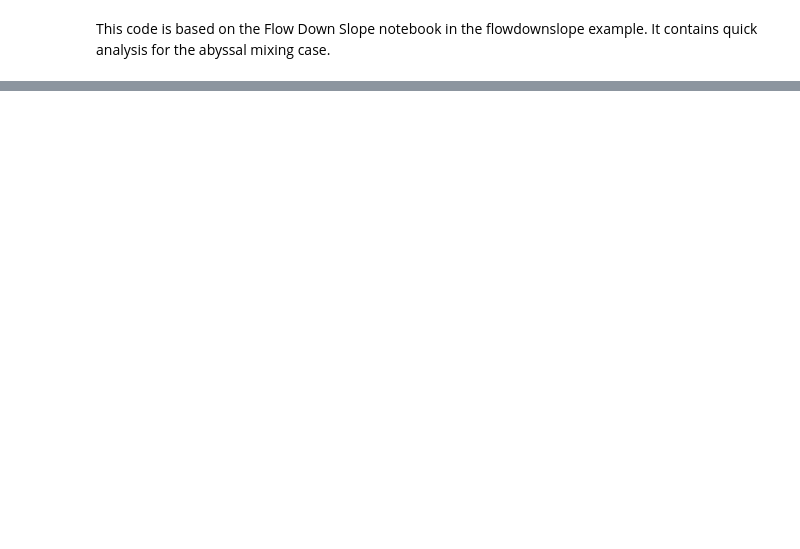
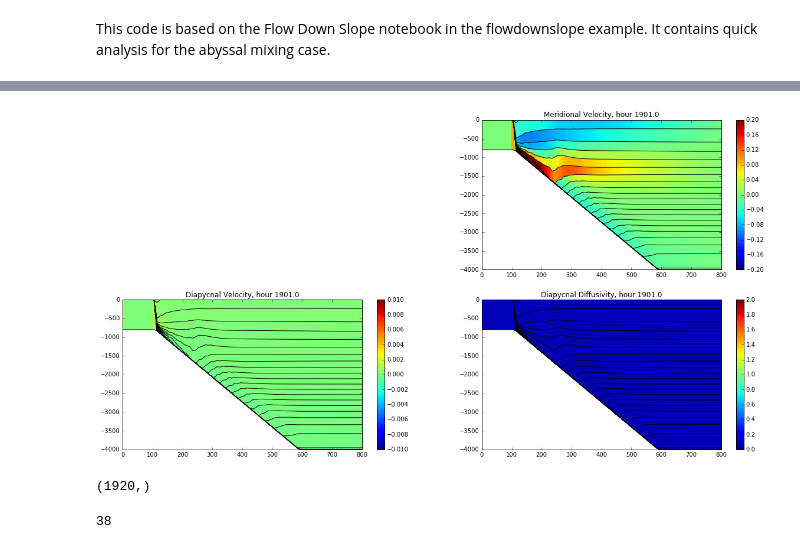
Before and after one commit to rmholmes/MOM6-examples, a Jupyter notebook: ocean_only/abyssal_mixing/Abyssal Mixing Quick Analysis.ipynb, the cells around one changed output, grey strips where cells are left out. Cells and saved outputs as stored; diff of their text form; code cells hidden in the pictures; blank space fills up the shorter version.

```diff
--- a/ocean_only/abyssal_mixing/Abyssal Mixing Quick Analysis.ipynb
+++ b/ocean_only/abyssal_mixing/Abyssal Mixing Quick Analysis.ipynb
@@ -58,0 +61,52 @@ for record in [record]:
+# %%
+# Open the output:
+layer_file = scipy.io.netcdf_file('prog.nc')
+
+# Read the horizontal coordinate which is the same for all configurations
+yq = layer_file.variables['yq'][:] # This is the coordinate of the cell corners (u-points in 1D)
+yq = numpy.concatenate(([0],yq)) # Inserts left most edge of domain in to coordinates
+
+# Define a function to plot a section
+def plot_section(file_handle, record, variable='salt', clim=(34., 35.), plot_grid=True, rep='linear'):
+    """Plots a section of by reading vertical grid and scalar variable and super-sampling
+    both in order to plot vertical and horizontal reconstructions.
+
+    Optional arguments have defaults for plotting salinity and overlaying the grid.
+    """
+    e = file_handle.variables['e'][record,:,:,0] # Vertical grid positions
+    s = file_handle.variables[variable][record,:,:,0] # Scalar field to color
+    if (np.shape(s)[0]==np.shape(e)[0]):
+        s = (s[1:,:]+s[:-1,:])/2 #NOTE THIS IS DODGY!
+    y,z,q = m6toolbox.section2quadmesh(yq, e, s, representation=rep) # This yields three areas at twice the model resolution
+    plt.pcolormesh(y, z, q);
+    plt.clim(clim)
+    if plot_grid: plt.plot(y, z.T, 'k', hold=True);
+    plt.ylim(-4000,1)
+    plt.xlim(0,800)
+
+record = 500 # Last record
+fig = plt.figure(1, figsize=(20,10))
+timevar = layer_file.variables['Time']
+#for record in [record]:
+#for record in range(96)
+for record in np.arange(0,len(timevar[:]),50):
+    plt.clf()
+    #plt.subplot(2,2,1)
+    #plot_section(layer_file, record); plt.title('Salinity, hour {}'.format(timevar[record]*24)); plt.colorbar()
+    plt.subplot(2,2,2)
+    plot_section(layer_file, record, variable='v', clim=(-0.2, 0.2)); plt.title('Meridional Velocity, hour {}'.format(timevar[record]*24)); plt.colorbar()
+    plt.subplot(2,2,3)
+    plot_section(layer_file, record, variable='wd', clim=(-0.01, 0.01)); plt.title('Diapycnal Velocity, hour {}'.format(timevar[record]*24)); plt.colorbar()
+    plt.subplot(2,2,4)
+    plot_section(layer_file, record, variable='Kd_layer', clim=(0.0, 2.0)); plt.title('Diapycnal Diffusivity, hour {}'.format(timevar[record]*24)); plt.colorbar()
+    plt.savefig('frame{:04d}'.format(record))
+# %% [output]
+[figure, added]
+# %%
+np.shape(timevar)
+# %% [output]
+(1920,)
+# %%
+1920/50
+# %% [output]
+38
```
Also changed, not shown: parts of 2 cells of this notebook, 3 other files.
